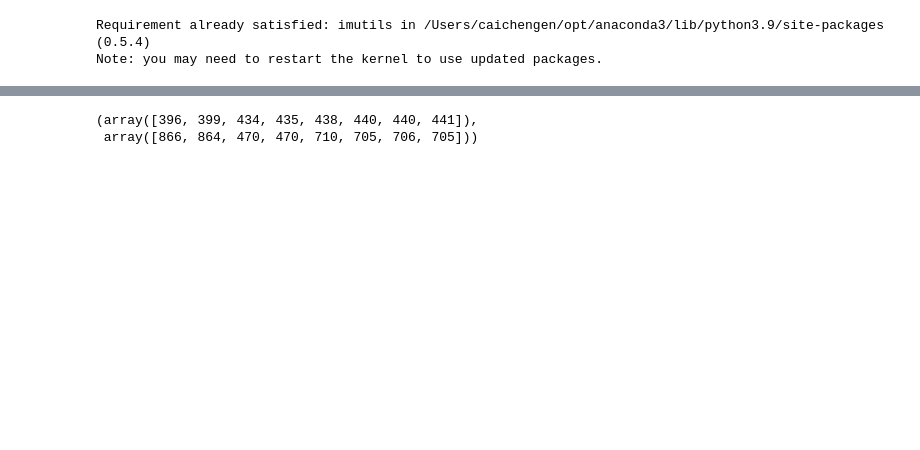
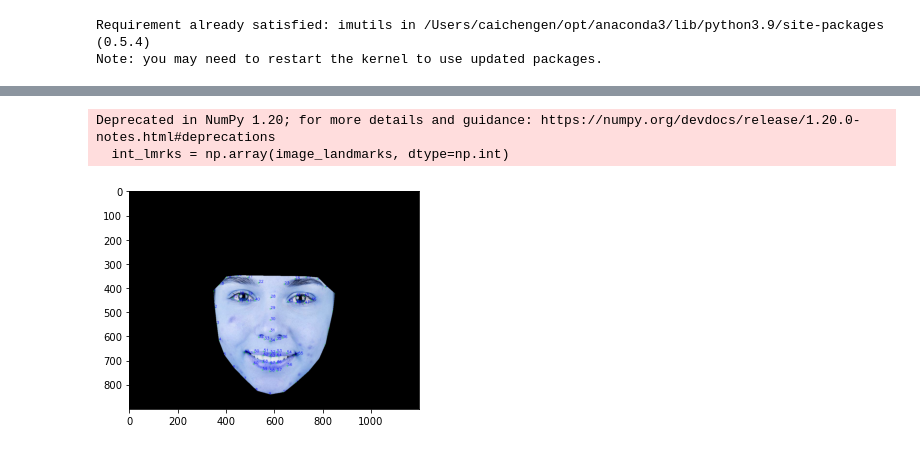
Before and after one commit to mmry310531/FinalCV, a Jupyter notebook: FaceDetection.ipynb, the cells around one changed output, grey strips where cells are left out. Drawn from its saved outputs; the diff is of its cells as text; code cells hidden in the pictures; blank space fills up the shorter version.

Commit message:
add face

```diff
--- a/FaceDetection.ipynb
+++ b/FaceDetection.ipynb
@@ -123,3 +132,15 @@ def GetSkinMask(img):
     skinMask[SkinImage[:,:] == 1] = (0, 0, 0)
 
     return skinMask
+# %%
+def get_landmarks(Gimg):
+
+    predictor_model = 'shape_predictor_68_face_landmarks.dat'
+    detector = dlib.get_frontal_face_detector()
+    predictor = dlib.shape_predictor(predictor_model)
+    rects = detector(Gimg, 0)
+
+    for i in range(len(rects)):
+        landmarks = np.matrix([[p.x, p.y] for p in predictor(Gimg, rects[i]).parts()])
+#     print(landmarks)
+    return landmarks
@@ -128,13 +203,27 @@ if __name__ == "__main__":
 
     #Read Image
     img = cv2.imread('data/acne_face.jpeg')
+    img,Gimg = img2Gray(img)
 
-    skinMask = GetSkinMask(img)
-    faceMask = GetFaceMask(img)
+#     # Method 1 to get face (Skin Detection and Face Detection(Harr))
+#     skinMask = GetSkinMask(img)
+#     faceMask = GetFaceMask(img)
+
+    # Method 2 to get face (Use Dlib)
+    StartTime = time.time()
+    landmarks = get_landmarks(Gimg)
+    img_cnt = np.zeros(img.shape[:-1])
+    image_draw = np.copy(img_cnt)
+
+    face = np.vstack([np.array(landmarks[:,0]), np.array(landmarks[:,1])]).T
+    print([np.array(landmarks[:,0]), np.array(landmarks[:,1])])
+    cv2.fillPoly(img_cnt, pts = np.int(face), color=(1))
+    image_draw[img_cnt == 0] = 0
+
 
 
     # combine two mask
     Face_Skin_Mask = cv2.bitwise_and(skinMask, faceMask)
-    cv2.imwrite('MaskFaceSkin.png', Face_Skin_Mask)
-    showImage(Face_Skin_Mask)
+    cv2.imwrite('ClearMask.png', mask)
+    showImage(image_draw)
 # %% [output]
@@ -142,5 +250,15 @@ if __name__ == "__main__":
-# %%
-black
-# %% [output]
-(array([396, 399, 434, 435, 438, 440, 440, 441]),
- array([866, 864, 470, 470, 710, 705, 706, 705]))
+# %%
+img = cv2.cvtColor(img, cv2.COLOR_BGR2RGB)
+landmarks = get_landmarks(img)
+
+mask = get_image_hull_mask(np.shape(img), landmarks).astype(np.uint8)
+
+image_bgra = merge_add_alpha(img, mask)
+image_bgr = merge_add_mask(img, mask)
+# %% [output]
+Deprecated in NumPy 1.20; for more details and guidance: https://numpy.org/devdocs/release/1.20.0-notes.html#deprecations
+  int_lmrks = np.array(image_landmarks, dtype=np.int)
+# %%
+showImage(image_bgr)
+# %% [output]
+[figure, added]
```
Also changed, not shown: parts of 6 cells of this notebook, 2 other files.
